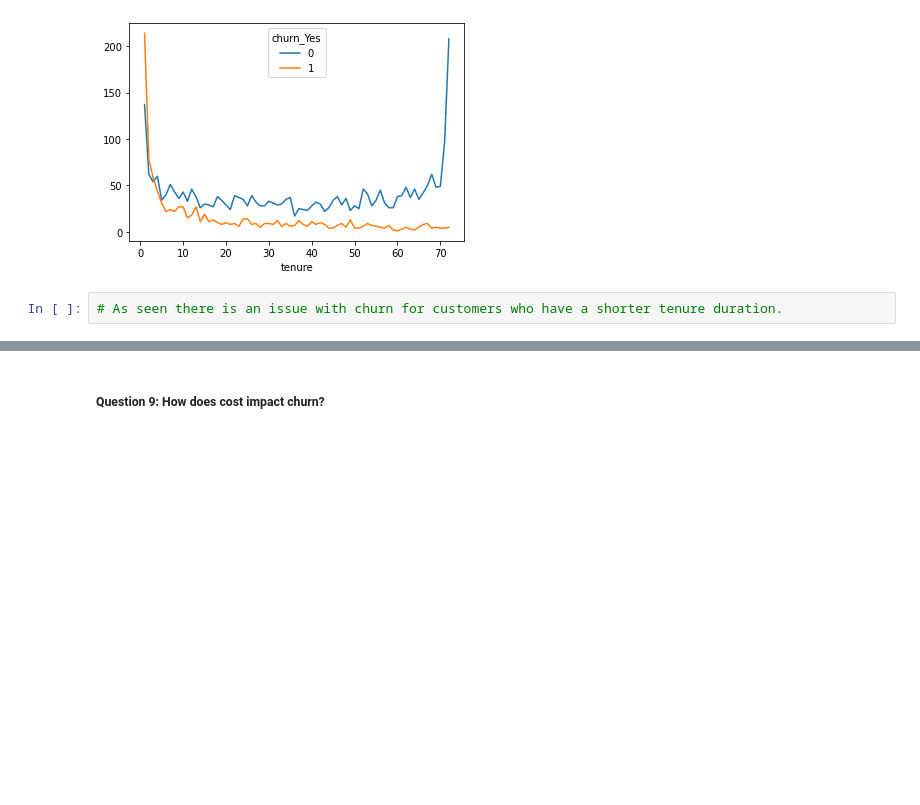
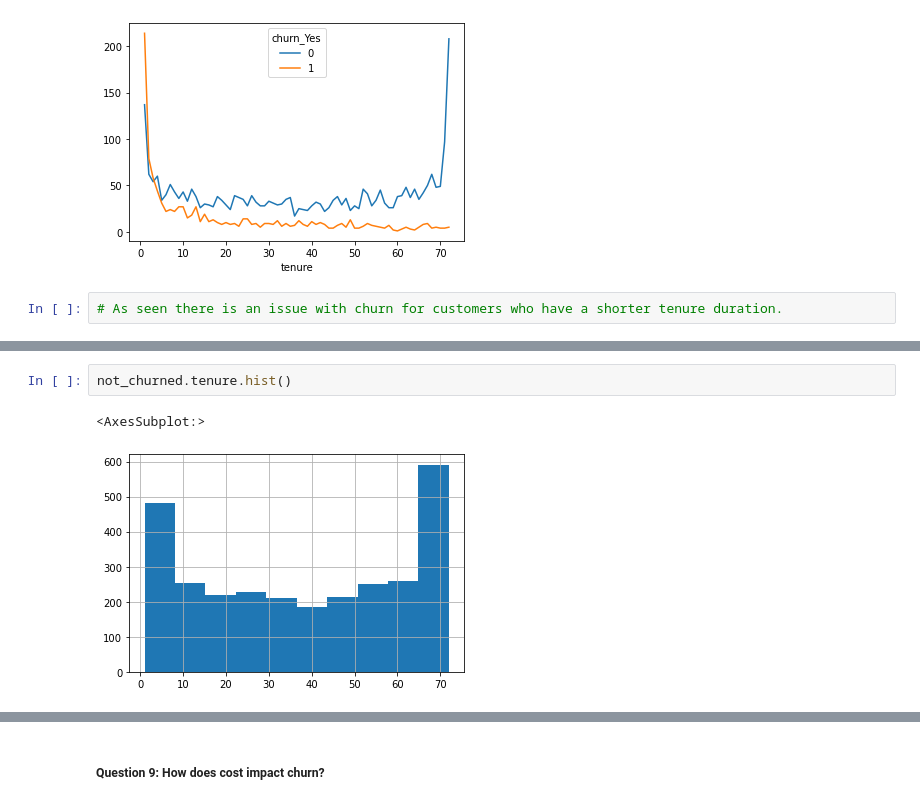
Before and after one commit to watermanbrandyn/classification_project, a Jupyter notebook: classification_workbook.ipynb, the cells around one changed output, grey strips where cells are left out. Cells and saved outputs as stored; diff of their text form; blank space fills up the shorter version.

```diff
--- a/classification_workbook.ipynb
+++ b/classification_workbook.ipynb
@@ -819,0 +857,5 @@ ten_churn_cross.plot()
+# %%
+not_churned.tenure.hist()
+# %% [output]
+<AxesSubplot:>
+[figure, added]
```
Also changed, not shown: parts of 17 cells of this notebook.
